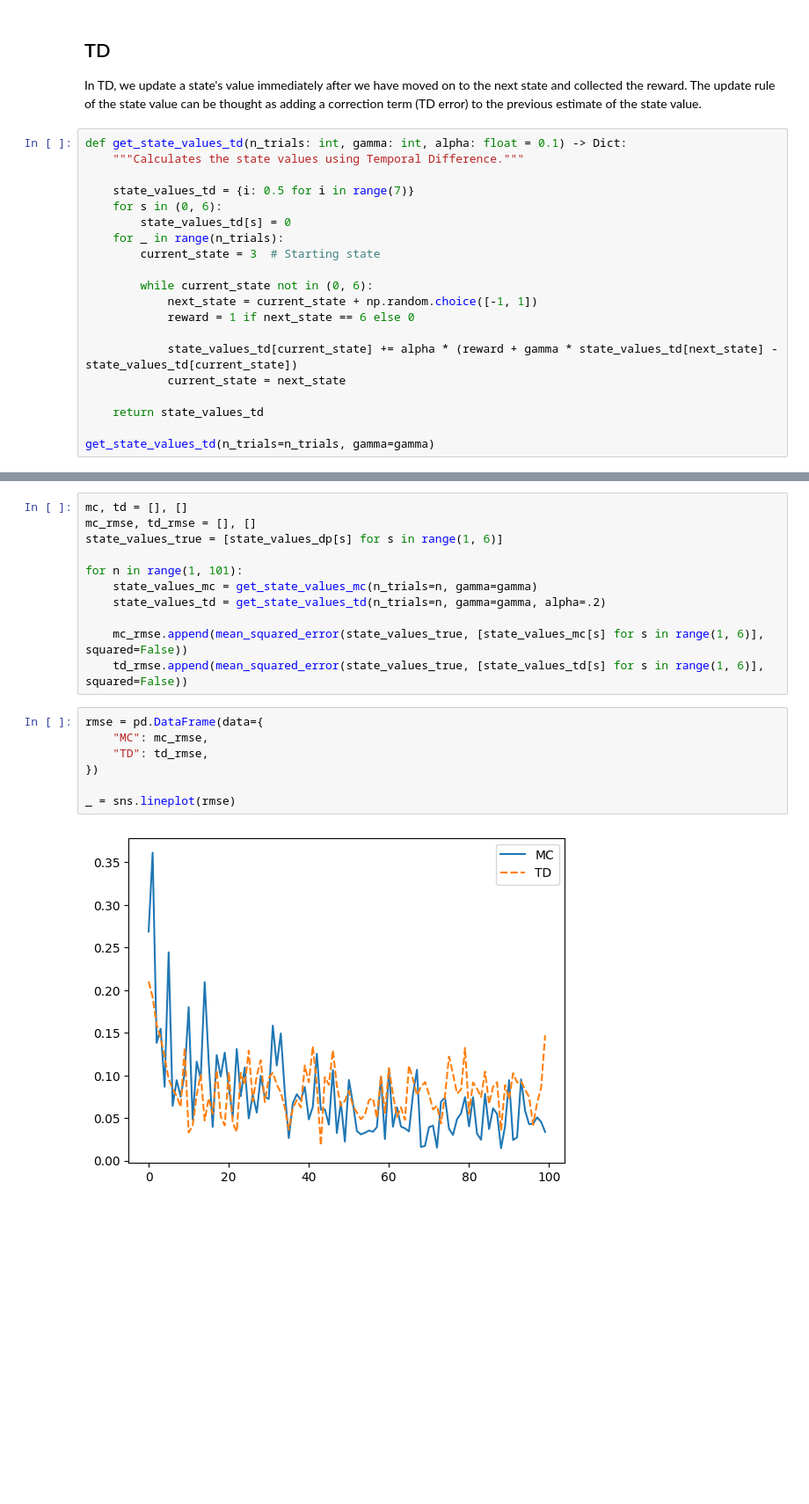
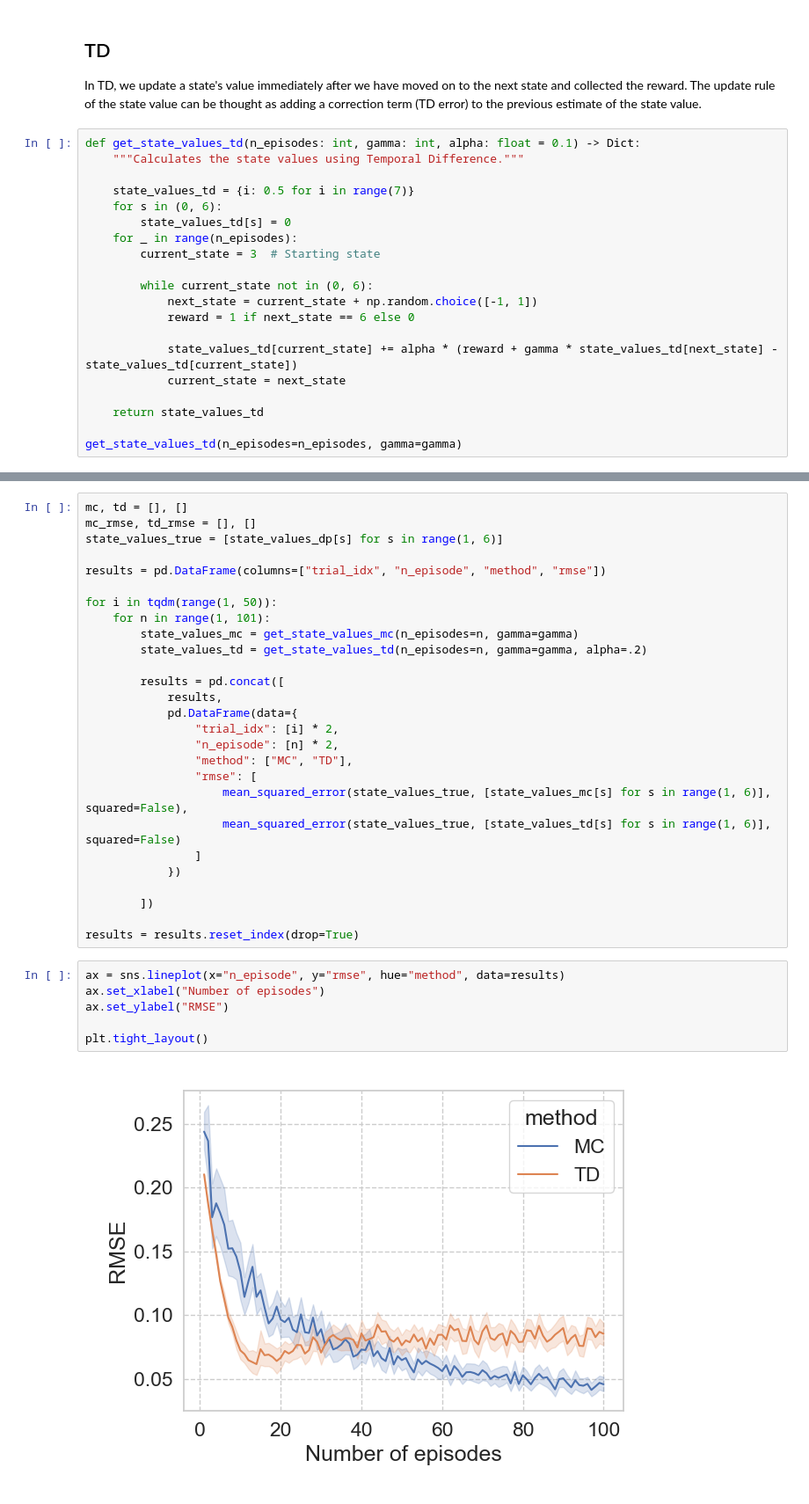
Before and after one commit to changyaochen/changyaochen.github.io, a Jupyter notebook: assets/notebooks/RL_DP_MC_TD_example.ipynb, the cells around one changed output, grey strips where cells are left out. Shown: that part at 88% size. Saved outputs shown, nothing was run; the diff lists cells and outputs as text; blank space fills up the shorter version.

```diff
--- a/assets/notebooks/RL_DP_MC_TD_example.ipynb
+++ b/assets/notebooks/RL_DP_MC_TD_example.ipynb
@@ -131,13 +137,13 @@ get_state_values_mc(n_trials=n_trials, gamma=gamma)
 
 In TD, we update a state's value immediately after we have moved on to the next state and collected the reward. The update rule of the state value can be thought as adding a correction term (TD error) to the previous estimate of the state value.
 # %%
-def get_state_values_td(n_trials: int, gamma: int, alpha: float = 0.1) -> Dict:
+def get_state_values_td(n_episodes: int, gamma: int, alpha: float = 0.1) -> Dict:
     """Calculates the state values using Temporal Difference."""
 
     state_values_td = {i: 0.5 for i in range(7)}
     for s in (0, 6):
         state_values_td[s] = 0
-    for _ in range(n_trials):
+    for _ in range(n_episodes):
         current_state = 3  # Starting state
 
         while current_state not in (0, 6):
@@ -149,6 +155,6 @@ def get_state_values_td(n_trials: int, gamma: int, alpha: float = 0.1) -> Dict:
 
     return state_values_td
 
-get_state_values_td(n_trials=n_trials, gamma=gamma)
+get_state_values_td(n_episodes=n_episodes, gamma=gamma)
 # %% [output]
 {0: 0,
@@ -163,18 +169,33 @@ mc, td = [], []
 mc_rmse, td_rmse = [], []
 state_values_true = [state_values_dp[s] for s in range(1, 6)]
 
-for n in range(1, 101):
-    state_values_mc = get_state_values_mc(n_trials=n, gamma=gamma)
-    state_values_td = get_state_values_td(n_trials=n, gamma=gamma, alpha=.2)
+results = pd.DataFrame(columns=["trial_idx", "n_episode", "method", "rmse"])
 
-    mc_rmse.append(mean_squared_error(state_values_true, [state_values_mc[s] for s in range(1, 6)], squared=False))
-    td_rmse.append(mean_squared_error(state_values_true, [state_values_td[s] for s in range(1, 6)], squared=False))
+for i in tqdm(range(1, 50)):
+    for n in range(1, 101):
+        state_values_mc = get_state_values_mc(n_episodes=n, gamma=gamma)
+        state_values_td = get_state_values_td(n_episodes=n, gamma=gamma, alpha=.2)
+
+        results = pd.concat([
+            results,
+            pd.DataFrame(data={
+                "trial_idx": [i] * 2,
+                "n_episode": [n] * 2,
+                "method": ["MC", "TD"],
+                "rmse": [
+                    mean_squared_error(state_values_true, [state_values_mc[s] for s in range(1, 6)], squared=False),
+                    mean_squared_error(state_values_true, [state_values_td[s] for s in range(1, 6)], squared=False)
+                ]
+            })
+
+        ])
+
+results = results.reset_index(drop=True)
 # %%
-rmse = pd.DataFrame(data={
-    "MC": mc_rmse,
-    "TD": td_rmse,
-})
+ax = sns.lineplot(x="n_episode", y="rmse", hue="method", data=results)
+ax.set_xlabel("Number of episodes")
+ax.set_ylabel("RMSE")
 
-_ = sns.lineplot(rmse)
+plt.tight_layout()
 # %% [output]
-[figure, old version]
+[figure, new version]
```
Also changed, not shown: parts of 3 cells of this notebook, 3 other files.
